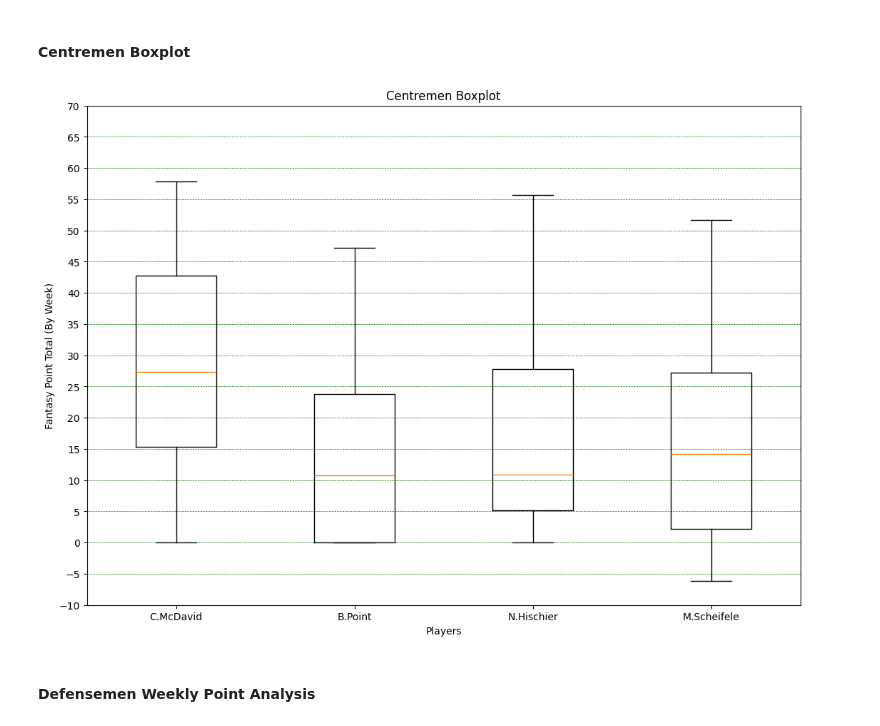
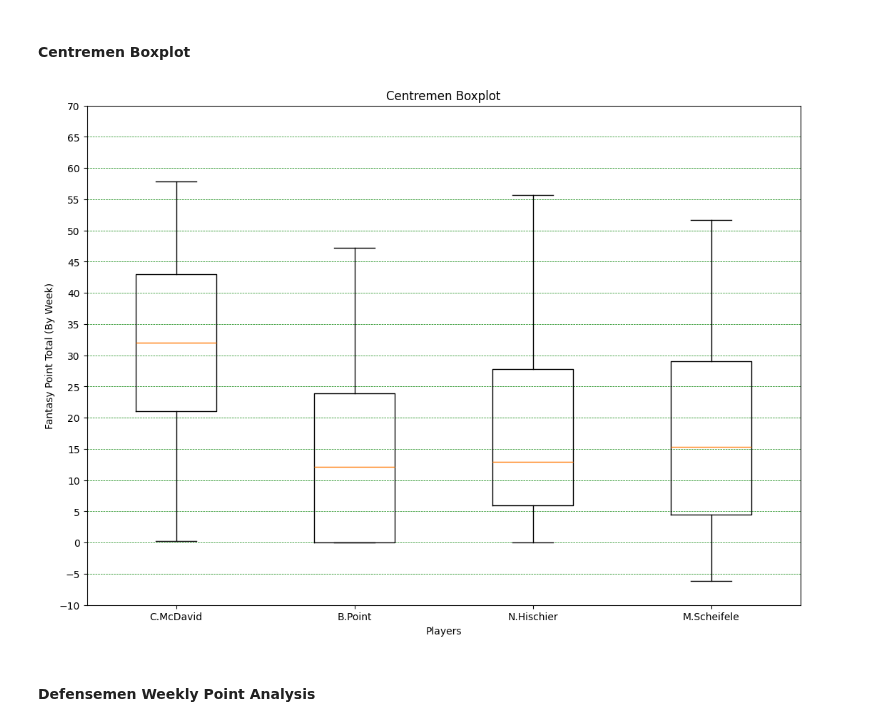
Before and after one commit to carsonbennett1/Hockey-Player-Analysis-Project, a Jupyter notebook: Fantasy_Analysis.ipynb, the cells around one changed output. Drawn from its saved outputs; the diff is of its cells as text; code cells hidden in the pictures.

```diff
--- a/Fantasy_Analysis.ipynb
+++ b/Fantasy_Analysis.ipynb
@@ -142,20 +142,25 @@ plt.show()
 #### Centremen Boxplot
 # %%
 y_ticks = np.arange(-10,75,5)
+
+mcdavid_points = mcdavid_df[weeks].dropna(axis=1).values.flatten()
+hischier_points = hischier_df[weeks].dropna(axis=1).values.flatten()
+point_points = point_df[weeks].dropna(axis=1).values.flatten()
+scheifele_points = scheifele_df[weeks].dropna(axis=1).values.flatten()
 
 data = [mcdavid_points, hischier_points, point_points, scheifele_points]
 fig = plt.figure(figsize=(10,7))
 ax = fig.add_axes([0,0,1,1])
 bp = ax.boxplot(data, tick_labels=x)
 
 plt.title('Centremen Boxplot')
 plt.xlabel('Players')
 plt.ylabel('Fantasy Point Total (By Week)')
 plt.grid(color='green', axis='y', linestyle='--', linewidth='0.5')
 plt.yticks(y_ticks)
 plt.show()
 # %% [output]
-[figure, old version]
+[figure, new version]
 # %% [markdown]
 #### Defensemen Weekly Point Analysis
 # %%
```
Also changed, not shown: 1 other file.
